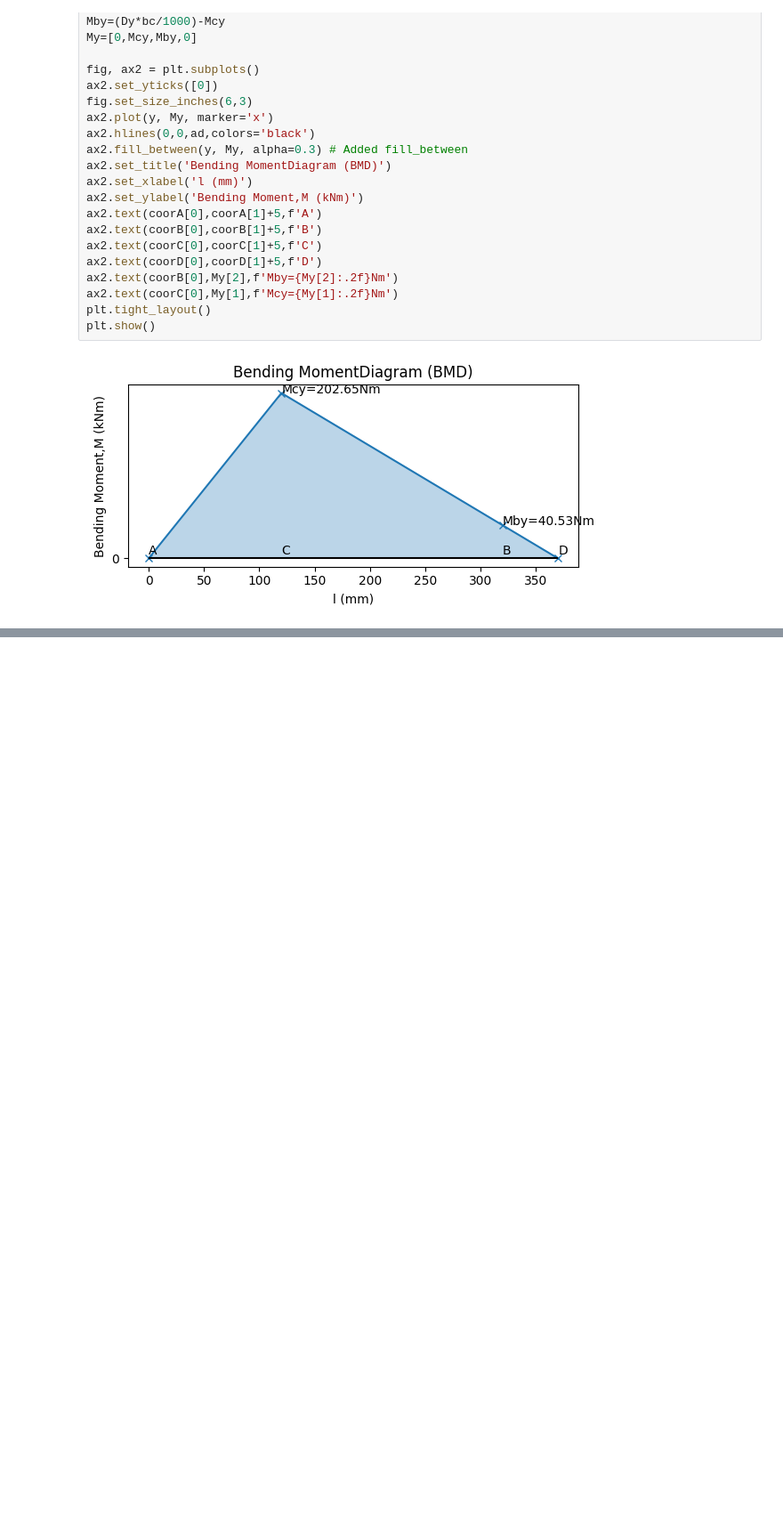
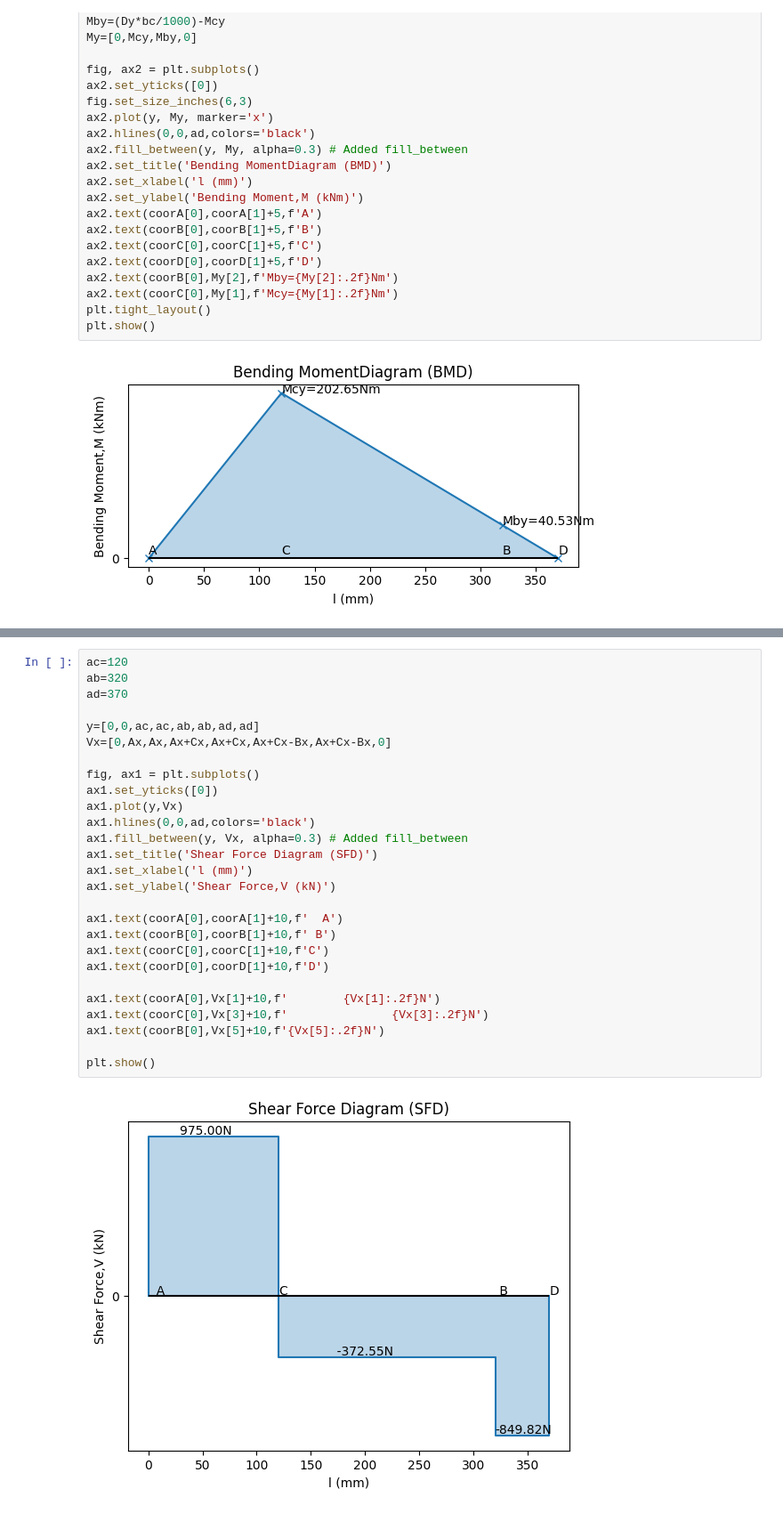
Before and after one commit to mechanical-design/design-examples, a Jupyter notebook: 20244/Q3.ipynb, the cells around one changed output, grey strips where cells are left out. Shown at 89% size. Drawn from its saved outputs; the diff is of its cells as text; blank space fills up the shorter version.

```diff
--- a/20244/Q3.ipynb
+++ b/20244/Q3.ipynb
@@ -178,0 +245,29 @@ plt.show()
+# %%
+ac=120
+ab=320
+ad=370
+
+y=[0,0,ac,ac,ab,ab,ad,ad]
+Vx=[0,Ax,Ax,Ax+Cx,Ax+Cx,Ax+Cx-Bx,Ax+Cx-Bx,0]
+
+fig, ax1 = plt.subplots()
+ax1.set_yticks([0])
+ax1.plot(y,Vx)
+ax1.hlines(0,0,ad,colors='black')
+ax1.fill_between(y, Vx, alpha=0.3) # Added fill_between
+ax1.set_title('Shear Force Diagram (SFD)')
+ax1.set_xlabel('l (mm)')
+ax1.set_ylabel('Shear Force,V (kN)')
+
+ax1.text(coorA[0],coorA[1]+10,f'  A')
+ax1.text(coorB[0],coorB[1]+10,f' B')
+ax1.text(coorC[0],coorC[1]+10,f'C')
+ax1.text(coorD[0],coorD[1]+10,f'D')
+
+ax1.text(coorA[0],Vx[1]+10,f'        {Vx[1]:.2f}N')
+ax1.text(coorC[0],Vx[3]+10,f'               {Vx[3]:.2f}N')
+ax1.text(coorB[0],Vx[5]+10,f'{Vx[5]:.2f}N')
+
+plt.show()
+# %% [output]
+[figure, added]
```
Also changed, not shown: parts of 16 cells of this notebook, 2 other files.
